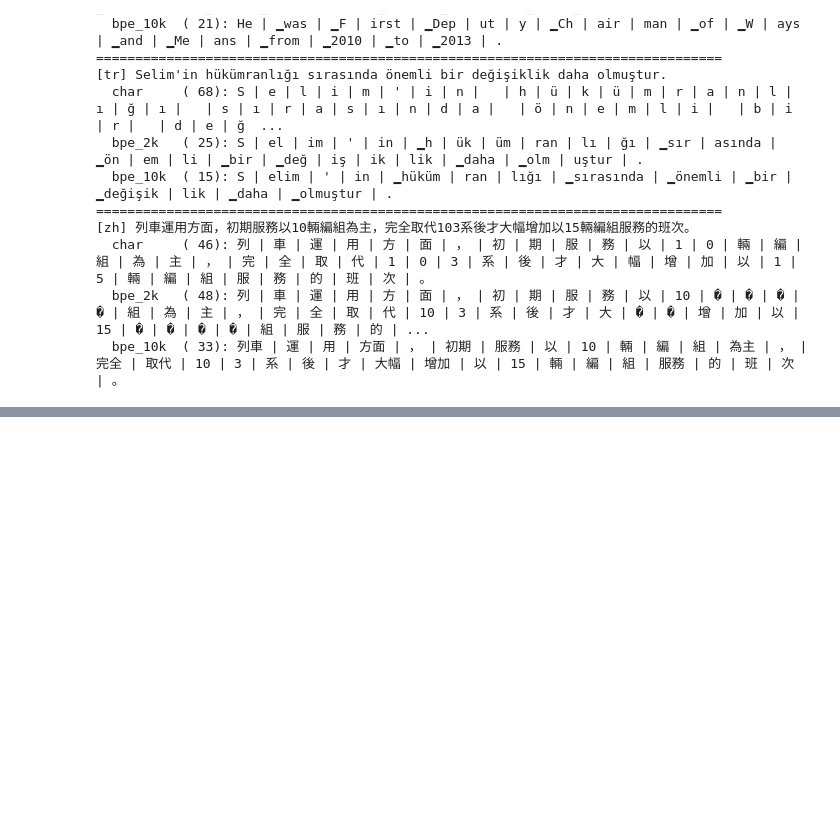
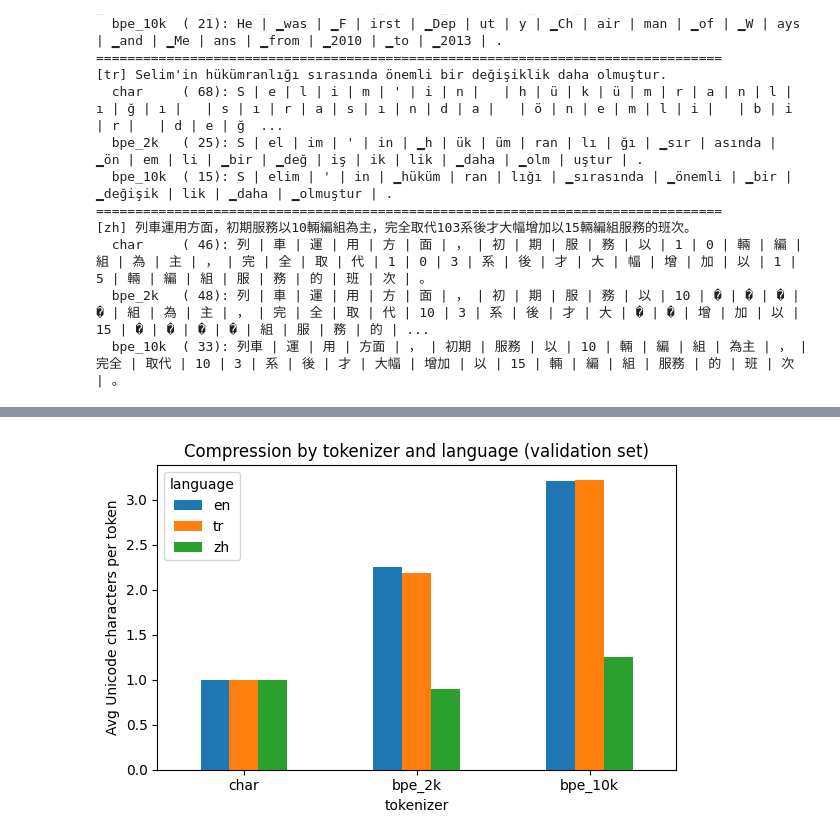
Before and after one commit to Aveiro11/Multilingual-Tokenization-and-Language-Modeling, a Jupyter notebook: Assignment1.ipynb, the cells around one changed output, grey strips where cells are left out. Drawn from its saved outputs; the diff is of its cells as text; code cells hidden in the pictures; blank space fills up the shorter version.

```diff
--- a/Assignment1.ipynb
+++ b/Assignment1.ipynb
@@ -272,0 +299,14 @@ Average characters per token
+# %%
+import matplotlib.pyplot as plt
+
+# Bar chart of avg chars per token
+pivot = results.pivot(index="tokenizer", columns="language", values="avg_chars_per_token").loc[["char", "bpe_2k", "bpe_10k"]]
+pivot.plot(kind="bar", figsize=(6, 4))
+plt.ylabel("Avg Unicode characters per token")
+plt.title("Compression by tokenizer and language (validation set)")
+plt.xticks(rotation=0)
+plt.tight_layout()
+plt.savefig(f"{OUT_DIR}/chars_per_token.png", dpi=150)
+plt.show()
+# %% [output]
+[figure, added]
```
Also changed, not shown: parts of 1 cell of this notebook.
